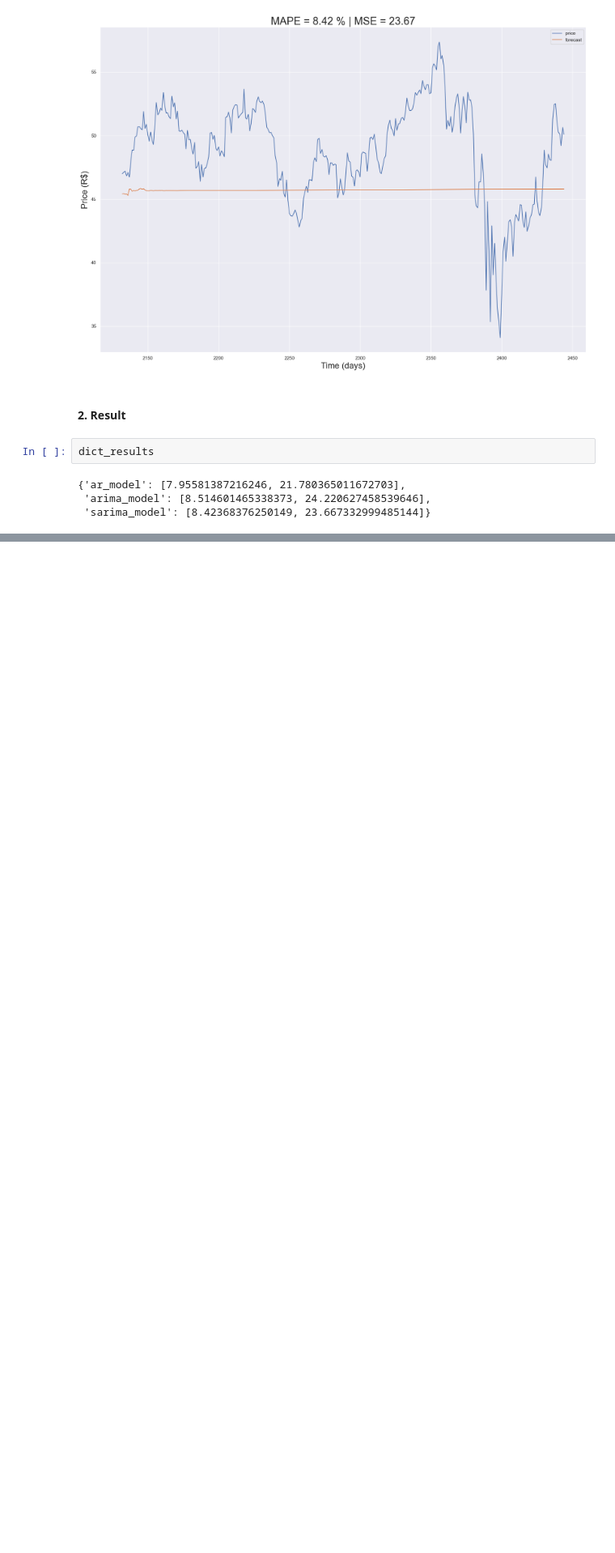
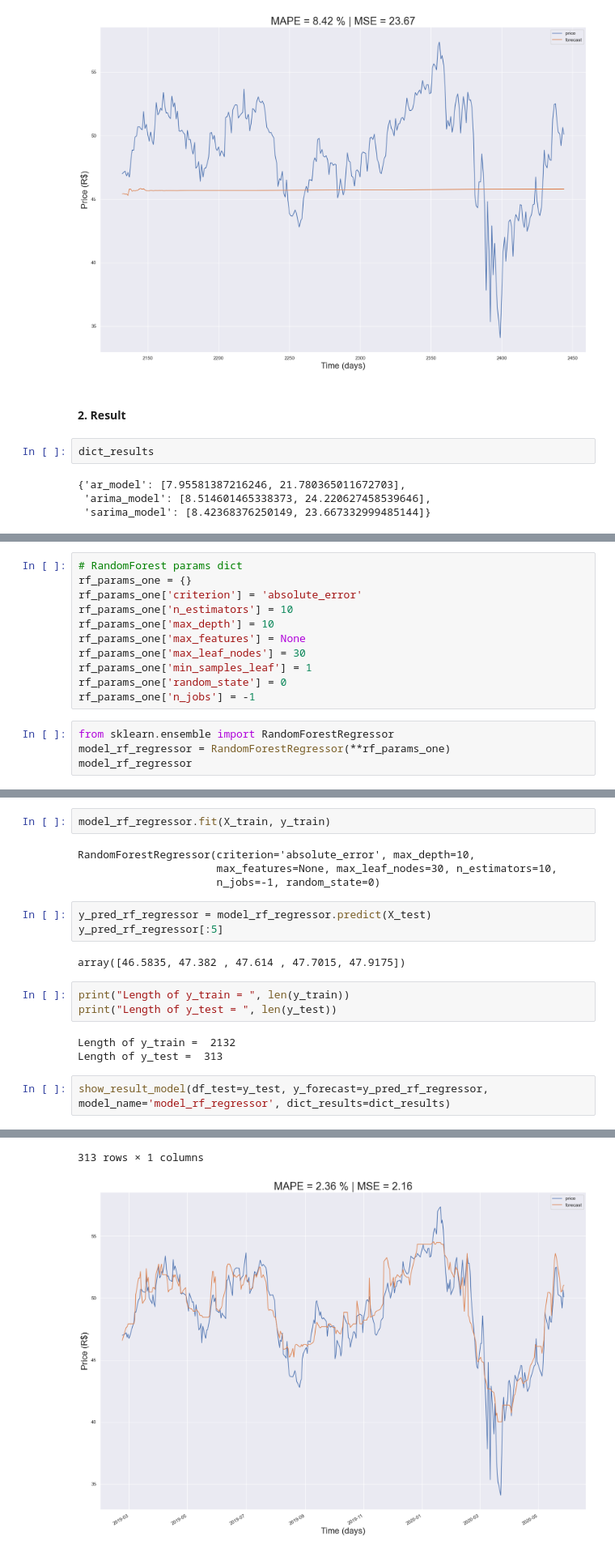
Before and after one commit to shubham8all/Time-Series-Data-Forecasting---StockMarket, a Jupyter notebook: notebooks/Preprocessing and Data Exploration.ipynb, the cells around one changed output, grey strips where cells are left out. Shown at 81% size. Saved outputs shown, nothing was run; the diff lists cells and outputs as text; blank space fills up the shorter version.

Commit message:
ML Models

```diff
--- a/notebooks/Preprocessing and Data Exploration.ipynb
+++ b/notebooks/Preprocessing and Data Exploration.ipynb
@@ -1193,0 +1347,15 @@ dict_results
+# %%
+# RandomForest params dict
+rf_params_one = {}
+rf_params_one['criterion'] = 'absolute_error'
+rf_params_one['n_estimators'] = 10
+rf_params_one['max_depth'] = 10
+rf_params_one['max_features'] = None
+rf_params_one['max_leaf_nodes'] = 30
+rf_params_one['min_samples_leaf'] = 1
+rf_params_one['random_state'] = 0
+rf_params_one['n_jobs'] = -1
+# %%
+from sklearn.ensemble import RandomForestRegressor
+model_rf_regressor = RandomForestRegressor(**rf_params_one)
+model_rf_regressor
@@ -1193,0 +1366,20 @@ dict_results
+# %%
+model_rf_regressor.fit(X_train, y_train)
+# %% [output]
+RandomForestRegressor(criterion='absolute_error', max_depth=10,
+                      max_features=None, max_leaf_nodes=30, n_estimators=10,
+                      n_jobs=-1, random_state=0)
+# %%
+y_pred_rf_regressor = model_rf_regressor.predict(X_test)
+y_pred_rf_regressor[:5]
+# %% [output]
+array([46.5835, 47.382 , 47.614 , 47.7015, 47.9175])
+# %%
+print("Length of y_train = ", len(y_train))
+print("Length of y_test = ", len(y_test))
+# %% [output]
+Length of y_train =  2132
+Length of y_test =  313
+# %%
+show_result_model(df_test=y_test, y_forecast=y_pred_rf_regressor, model_name='model_rf_regressor', dict_results=dict_results)
+# %% [output]
@@ -1193,0 +1399,2 @@ dict_results
+313 rows × 1 columns
+[figure, added]
```
Also changed, not shown: parts of 26 cells of this notebook.
